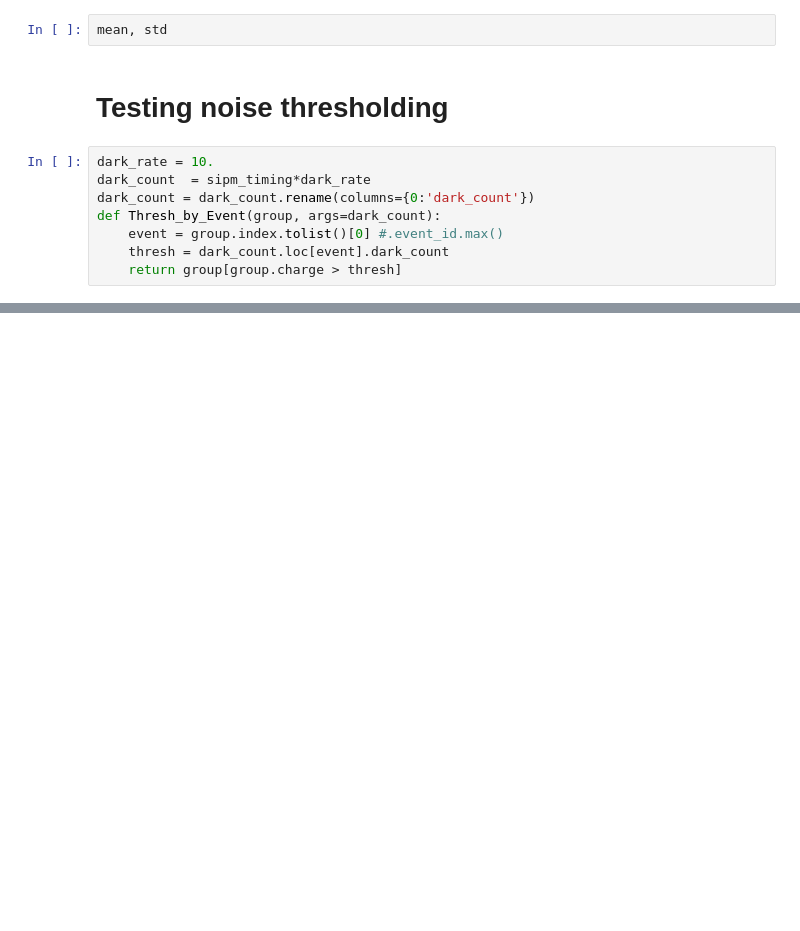
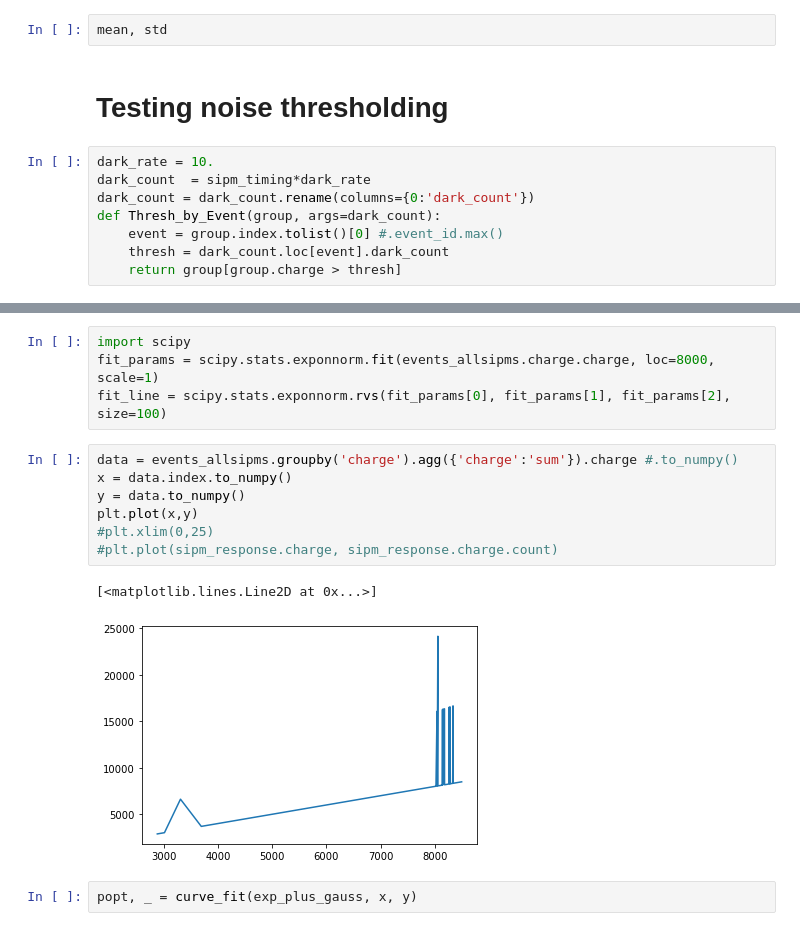
Before and after one commit to tcontrer/trackingplane, a Jupyter notebook: test_notebooks/sipmstudy_energy.ipynb, the cells around one changed output, grey strips where cells are left out. Saved outputs shown, nothing was run; the diff lists cells and outputs as text; blank space fills up the shorter version.

```diff
--- a/test_notebooks/sipmstudy_energy.ipynb
+++ b/test_notebooks/sipmstudy_energy.ipynb
@@ -677,0 +851,16 @@ print_fit_energy(fe)
+# %%
+import scipy
+fit_params = scipy.stats.exponnorm.fit(events_allsipms.charge.charge, loc=8000, scale=1)
+fit_line = scipy.stats.exponnorm.rvs(fit_params[0], fit_params[1], fit_params[2], size=100)
+# %%
+data = events_allsipms.groupby('charge').agg({'charge':'sum'}).charge #.to_numpy()
+x = data.index.to_numpy()
+y = data.to_numpy()
+plt.plot(x,y)
+#plt.xlim(0,25)
+#plt.plot(sipm_response.charge, sipm_response.charge.count)
+# %% [output]
+[<matplotlib.lines.Line2D at 0x...>]
+[figure, added]
+# %%
+popt, _ = curve_fit(exp_plus_gauss, x, y)
```
Also changed, not shown: parts of 34 cells of this notebook, 11 other files.
